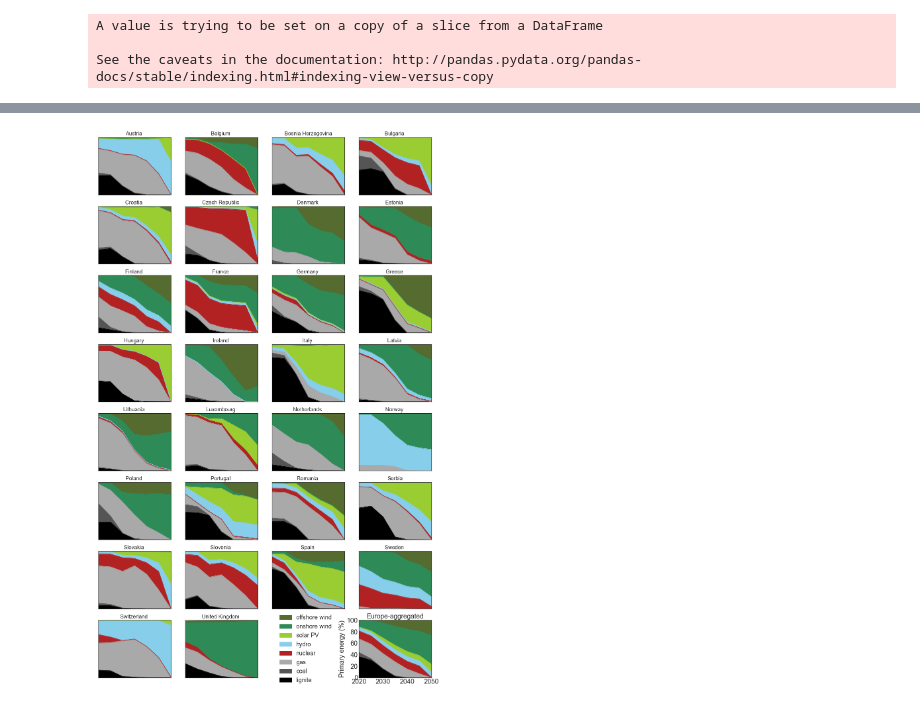
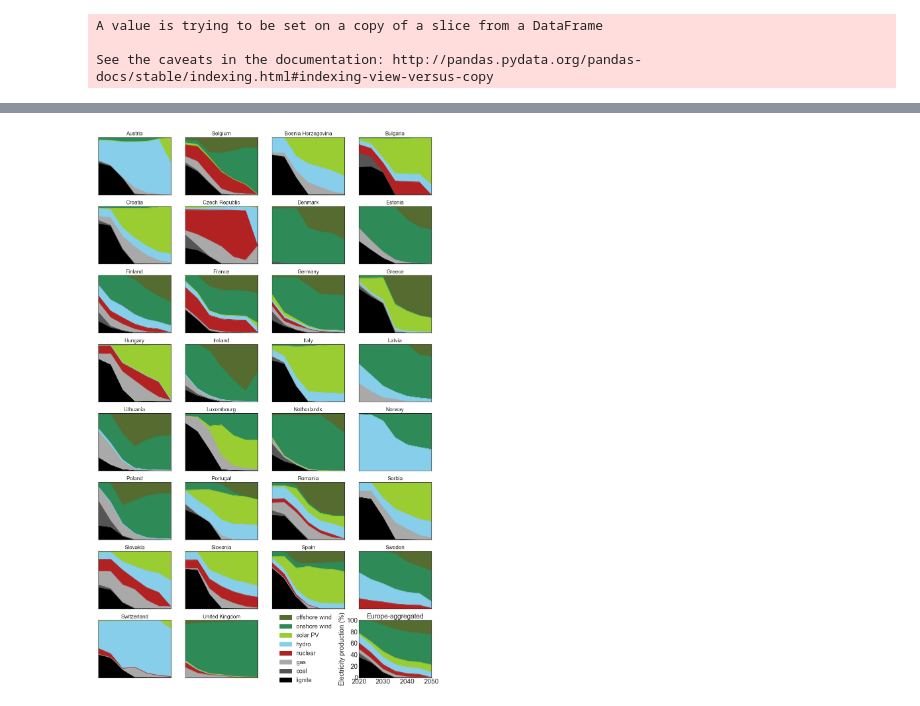
Before and after one commit to martavp/pypsa-eur-sec-30-path, a Jupyter notebook: paper_graphics/notebooks/plot.ipynb, the cells around one changed output, grey strips where cells are left out. Cells and saved outputs as stored; diff of their text form; code cells hidden in the pictures.

```diff
--- a/paper_graphics/notebooks/plot.ipynb
+++ b/paper_graphics/notebooks/plot.ipynb
@@ -256,9 +255,12 @@ plt.savefig('../../figures/utilisation_factors.png',dpi=500, bbox_inches='tight'
 # %%
+plt.rcParams['xtick.labelsize'] = fs
+plt.rcParams['ytick.labelsize'] = fs
 fig, axes = plt.subplots(1,2,figsize=(15,6),sharex=True,sharey='row')
-scale = 50
+
+scale = 40
 
 ax = axes[0]
-df = df_ex.loc[PtH+renewable[::-1],'go']/5
+df = df_ex.loc[['transmission lines']+PtH+renewable[::-1],'go']/5
 x,y = np.meshgrid(years,df.index)
 scatter = ax.scatter(x=x.flatten(),y=y.flatten(),s=df.values*scale,c=[tech_colors[i] for i in y.flatten()])
 ax.set_title('Cautious',fontsize=fs)
@@ -266,7 +268,7 @@ _=ax.set_xticks(np.arange(2020,2055,5))
 _=ax.set_xticklabels(np.arange(2020,2055,5))
 
 ax = axes[1]
-df = df_ex.loc[PtH+renewable[::-1],'wait']/5
+df = df_ex.loc[['transmission lines']+PtH+renewable[::-1],'wait']/5
 x,y = np.meshgrid(years,df.index)
 ax.scatter(x=x.flatten(),y=y.flatten(),s=df.values*scale,c=[tech_colors[i] for i in y.flatten()])
 ax.set_title('Last-minute',fontsize=fs)
@@ -346,58 +348,58 @@ plt.savefig('../../figures/installed_capacity.png',dpi=500, bbox_inches='tight')
 # %%
-primary_energy = pd.read_csv('../results/primary_energy_go.csv',index_col=0,header=[0,1])
+df = pd.read_csv('../results/version-Base/electricity_production_Base_go.csv',index_col=0,header=[0,1])
 index = ['lignite','coal','oil','gas','nuclear','hydro','solar','onwind','offwind']
-primary_energy = primary_energy.reindex(index)
-to_drop = primary_energy.index[primary_energy.max(axis=1) < 1]
-primary_energy.drop(index=to_drop,inplace=True)
-primary_energy.rename(index=rename_techs,inplace=True)
-df_EU = primary_energy.droplevel(0,axis=1).groupby(level=0,axis=1).sum()
+df = df.reindex(index)
+to_drop = df.index[df.max(axis=1) < 1]
+df.drop(index=to_drop,inplace=True)
+df.rename(index=rename_techs,inplace=True)
+df_EU = df.droplevel(0,axis=1).groupby(level=0,axis=1).sum()
 
 filename_countries = '../data/Country_codes_REINVEST_short.csv'
 countries_list = pd.read_csv(filename_countries, sep=';', encoding='latin-1', index_col=3)
 #dictionary to convert 2-letter country code intocountry name
 dict_2toname = pd.Series(dict(zip(countries_list['2 letter code (ISO-3166-2)'].tolist(),
                 countries_list['Country'].tolist())))
-primary_energy.rename(mapper=dict_2toname,axis=1,inplace=True)
+df.rename(mapper=dict_2toname,axis=1,inplace=True)
 
-countries = primary_energy.columns.get_level_values(0).drop_duplicates().sort_values()
+countries = df.columns.get_level_values(0).drop_duplicates().sort_values()
 # %%
 import matplotlib.gridspec as gridspec
 import matplotlib.pylab as pl
 import seaborn as sns; sns.set()
 sns.set_style('ticks')
 plt.style.use('seaborn-ticks')
 plt.rcParams['xtick.direction'] = 'in'
 plt.rcParams['ytick.direction'] = 'in'
 plt.rcParams['xtick.labelsize'] = fs
 plt.rcParams['ytick.labelsize'] = fs
 
 fig = plt.figure(figsize=(18,30))
 gs = gridspec.GridSpec(8, 4)
 
 for i, country in enumerate(countries):
-    df = primary_energy[country]
-    df = df/df.sum()
-    to_drop = df.index[df.abs().max(axis=1) < 0.01]
-    df.drop(index=to_drop,inplace=True)
+    df_ = df[country]
+    df_ = df_/df_.sum()
+    to_drop = df_.index[df_.abs().max(axis=1) < 0.01]
+    df_.drop(index=to_drop,inplace=True)
     ax = fig.add_subplot(gs[i//4, i-(i//4)*4])
-    df.T.plot.area(ax=ax,legend=False,color=[tech_colors[i] for i in df.index])
+    df_.T.plot.area(ax=ax,legend=False,color=[tech_colors[i] for i in df_.index])
     ax.set_ylim(0,1)
     ax.set_title(country, fontsize=16)
     ax.set_yticks([])
     ax.set_xticks([])
     ax.set_xlabel('')
 
 ax = fig.add_subplot(gs[7,3])
 df_EU = df_EU/df_EU.sum()
 df_EU.T.plot.area(ax=ax,color=[tech_colors[i] for i in df_EU.index])
 handles, labels = ax.get_legend_handles_labels()
 ax.legend(handles[::-1], labels[::-1], ncol=1,fontsize=fs_s,loc='center right',bbox_to_anchor=(-0.3,0.5))
-ax.set_ylabel('Primary energy (%)', fontsize=fs)
+ax.set_ylabel('Electricity production (%)', fontsize=fs)
 ax.set_ylim(0,1)
 ax.set_yticks(np.arange(0,1.2,0.2))
 ax.set_yticklabels(np.arange(0,120,20))
 ax.set_title('Europe-aggregated', fontsize=fs)
 ax.set_xlabel('')
-plt.savefig('../../figures/primary_energy_go.png', dpi=300, bbox_inches='tight')
+plt.savefig('../../figures/electricity_production_go.png', dpi=300, bbox_inches='tight')
 # %% [output]
-[figure, old version]
+[figure, new version]
```
Also changed, not shown: parts of 11 cells of this notebook, 43 other files.
